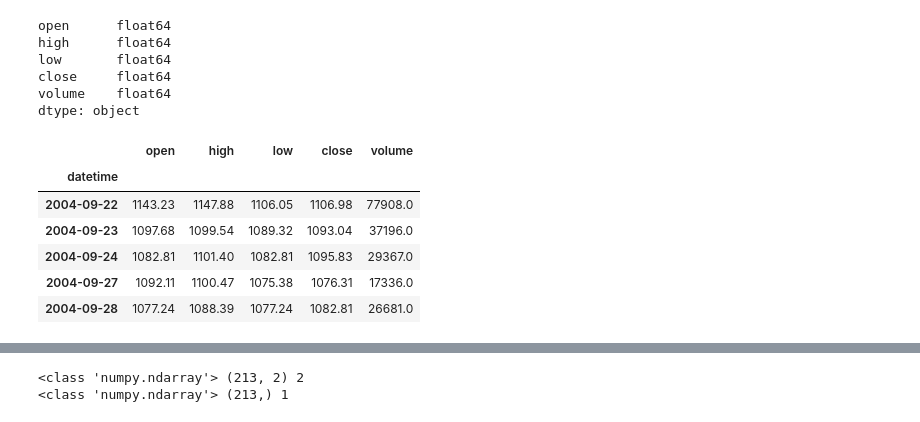
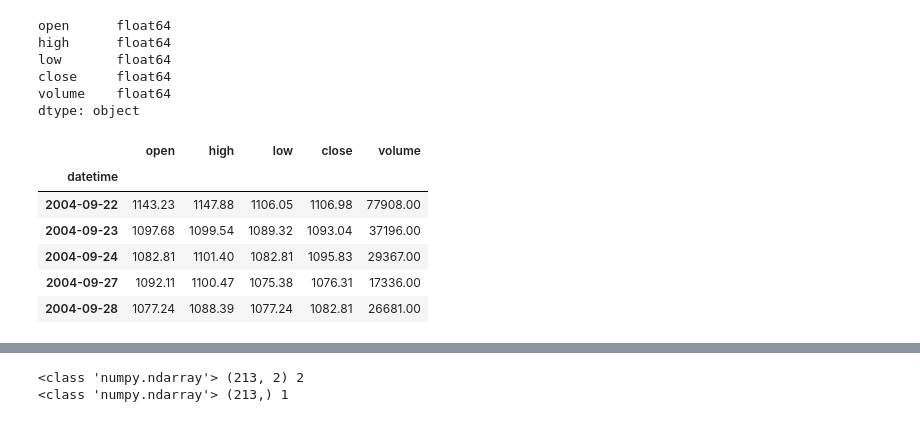
Before and after one commit to vcfriend/python-demo, a Jupyter notebook: myQuant/strategy/04_svm_svc.ipynb, the cells around one changed output, grey strips where cells are left out. Drawn from its saved outputs; the diff is of its cells as text; code cells hidden in the pictures.

```diff
--- a/myQuant/strategy/04_svm_svc.ipynb
+++ b/myQuant/strategy/04_svm_svc.ipynb
@@ -7,41 +7,42 @@ from sklearn.svm import SVC
 import matplotlib.pyplot as plt
 # %%
 # 加载数据
-df = pd.read_csv('data/DQC00-1d.txt',
-                 sep=',',
-                 nrows=5000,
-                 index_col=['datetime'],  # 设置行索引
-                 parse_dates=['datetime'],  # 解析时间 20100104130500.0
-                 date_parser=lambda x: pd.to_datetime(x, format='%Y%m%d%H%M%S.%f'),  # 时间解析的格式，进行毫秒级数据解析
-                 usecols=['datetime', 'open', 'high', 'low', 'close', 'volume'],  # 设置需要用到的列
-                 encoding='utf-8',
-                 float_precision='round_trip',  # 所有数据会当做string读取, 使用时再进行相应的转换为float
-                 )
+df0 = pd.read_csv('data/DQC00-1d.txt',
+                  sep=',',
+                  nrows=5000,
+                  index_col=['datetime'],  # 设置行索引
+                  parse_dates=['datetime'],  # 解析时间 20100104130500.0
+                  date_parser=lambda x: pd.to_datetime(x, format='%Y%m%d%H%M%S.%f'),  # 时间解析的格式，进行毫秒级数据解析
+                  usecols=['datetime', 'open', 'high', 'low', 'close', 'volume'],  # 设置需要用到的列
+                  encoding='utf-8',
+                  float_precision='round_trip',  # 所有数据会当做string读取, 使用时再进行相应的转换为float
+                  )
 # pd.reset_option('display.float_format')  # 重置
 pd.set_option('precision', 2)  # 显示小数点后的位数
 pd.set_option('display.max_rows', 300)  # 控制显示的最大行数
 pd.set_option('display.min_rows', 20)  # 确定显示的部分有多少行
+pd.options.display.float_format = '{:.2f}'.format  # 统一设置小数位数
 # pd.set_option('display.float_format',  '{:,.2f}'.format) # 数字格式化显示 用逗号格式化大值数字 设置数字精度
 # 指定列名设置计算精确度，未指定的保持原样
-df.round({'open': 0, 'high': 0, 'low': 0, 'close': 0})
-# 统一保持1位小数
-df.round(0)
+df0.round({'open': 0, 'high': 0, 'low': 0, 'close': 0, 'volume': 0})
+# 统一设置小数位数
+df0.round(0)
 #设定numpy显示浮点数精度的小数位数,不使用科学记数法
-np.set_printoptions(precision=3, suppress=True)
+np.set_printoptions(precision=2, suppress=True)
+
+print(df0.dtypes)
+df0.head()
+# %% [output]
+open      float64
+high      float64
+low       float64
+close     float64
+volume    float64
+dtype: object
+|  | open | high | low | close | volume |
+| datetime |  |  |  |  |  |
+| 2004-09-22 | 1143.23 | 1147.88 | 1106.05 | 1106.98 | 77908.00 |
+| 2004-09-23 | 1097.68 | 1099.54 | 1089.32 | 1093.04 | 37196.00 |
+| 2004-09-24 | 1082.81 | 1101.40 | 1082.81 | 1095.83 | 29367.00 |
+| 2004-09-27 | 1092.11 | 1100.47 | 1075.38 | 1076.31 | 17336.00 |
+| 2004-09-28 | 1077.24 | 1088.39 | 1077.24 | 1082.81 | 26681.00 |
-# %%
-print(df.dtypes)
-df.head()
-# %% [output]
-open      float64
-high      float64
-low       float64
-close     float64
-volume    float64
-dtype: object
-|  | open | high | low | close | volume |
-| datetime |  |  |  |  |  |
-| 2004-09-22 | 1143.23 | 1147.88 | 1106.05 | 1106.98 | 77908.0 |
-| 2004-09-23 | 1097.68 | 1099.54 | 1089.32 | 1093.04 | 37196.0 |
-| 2004-09-24 | 1082.81 | 1101.40 | 1082.81 | 1095.83 | 29367.0 |
-| 2004-09-27 | 1092.11 | 1100.47 | 1075.38 | 1076.31 | 17336.0 |
-| 2004-09-28 | 1077.24 | 1088.39 | 1077.24 | 1082.81 | 26681.0 |
```
Also changed, not shown: parts of 12 cells of this notebook, 2 other files.
